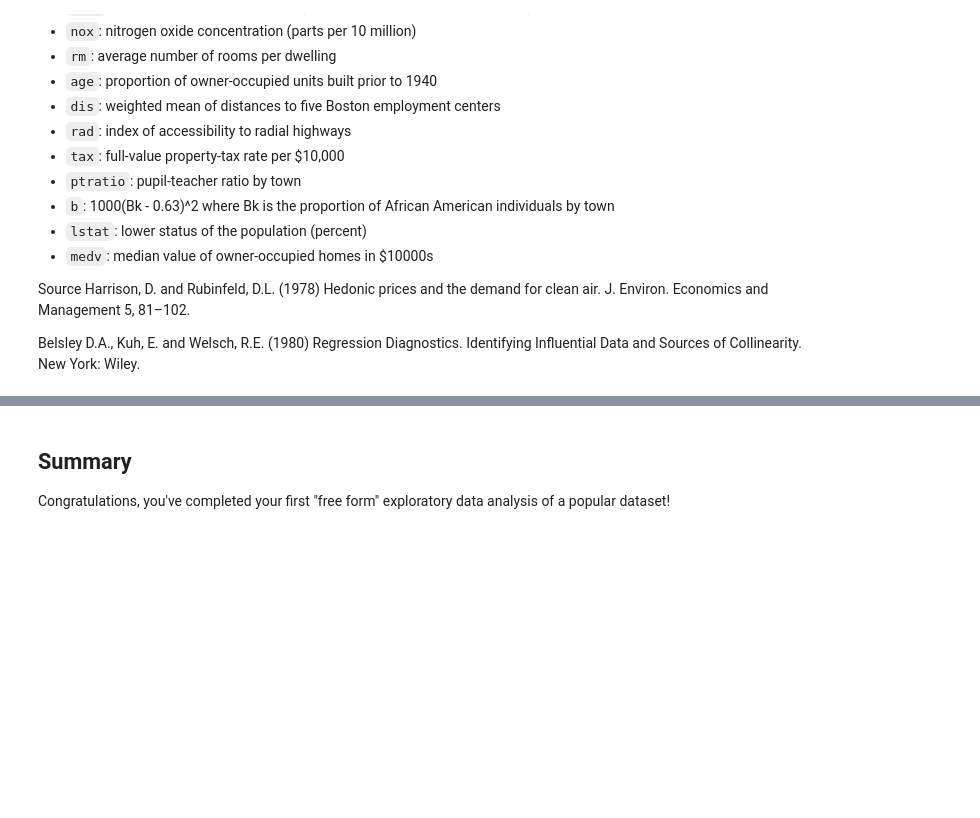
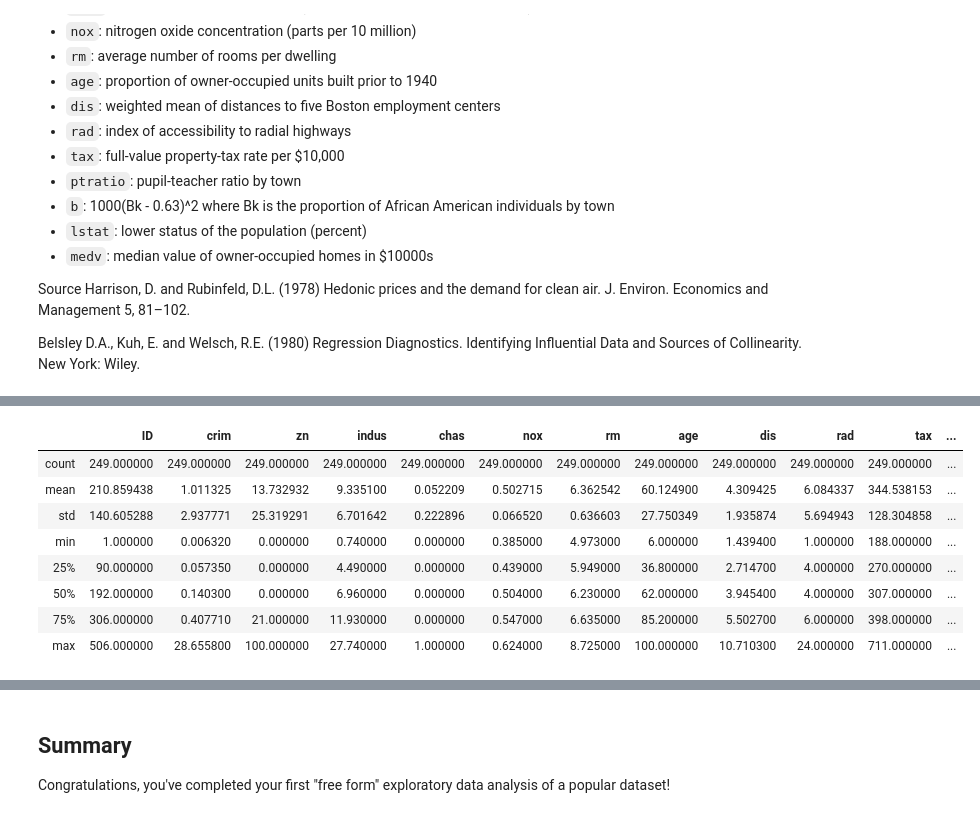
Before and after one commit to stlanier/dsc-project-eda-with-pandas-onl01-dtsc-pt-012120, a Jupyter notebook: index.ipynb, the cells around one changed output, grey strips where cells are left out. Cells and saved outputs as stored; diff of their text form; code cells hidden in the pictures; blank space fills up the shorter version.

```diff
--- a/index.ipynb
+++ b/index.ipynb
@@ -108,0 +174,12 @@ df.loc[df['crim'] > 3.678].head(10)
+# %%
+df_low_nox.describe()
+# %% [output]
+|  | ID | crim | zn | indus | chas | nox | rm | age | dis | rad | tax | ... |
+| count | 249.000000 | 249.000000 | 249.000000 | 249.000000 | 249.000000 | 249.000000 | 249.000000 | 249.000000 | 249.000000 | 249.000000 | 249.000000 | ... |
+| mean | 210.859438 | 1.011325 | 13.732932 | 9.335100 | 0.052209 | 0.502715 | 6.362542 | 60.124900 | 4.309425 | 6.084337 | 344.538153 | ... |
+| std | 140.605288 | 2.937771 | 25.319291 | 6.701642 | 0.222896 | 0.066520 | 0.636603 | 27.750349 | 1.935874 | 5.694943 | 128.304858 | ... |
+| min | 1.000000 | 0.006320 | 0.000000 | 0.740000 | 0.000000 | 0.385000 | 4.973000 | 6.000000 | 1.439400 | 1.000000 | 188.000000 | ... |
+| 25% | 90.000000 | 0.057350 | 0.000000 | 4.490000 | 0.000000 | 0.439000 | 5.949000 | 36.800000 | 2.714700 | 4.000000 | 270.000000 | ... |
+| 50% | 192.000000 | 0.140300 | 0.000000 | 6.960000 | 0.000000 | 0.504000 | 6.230000 | 62.000000 | 3.945400 | 4.000000 | 307.000000 | ... |
+| 75% | 306.000000 | 0.407710 | 21.000000 | 11.930000 | 0.000000 | 0.547000 | 6.635000 | 85.200000 | 5.502700 | 6.000000 | 398.000000 | ... |
+| max | 506.000000 | 28.655800 | 100.000000 | 27.740000 | 1.000000 | 0.624000 | 8.725000 | 100.000000 | 10.710300 | 24.000000 | 711.000000 | ... |
```
Also changed, not shown: parts of 8 cells of this notebook.
